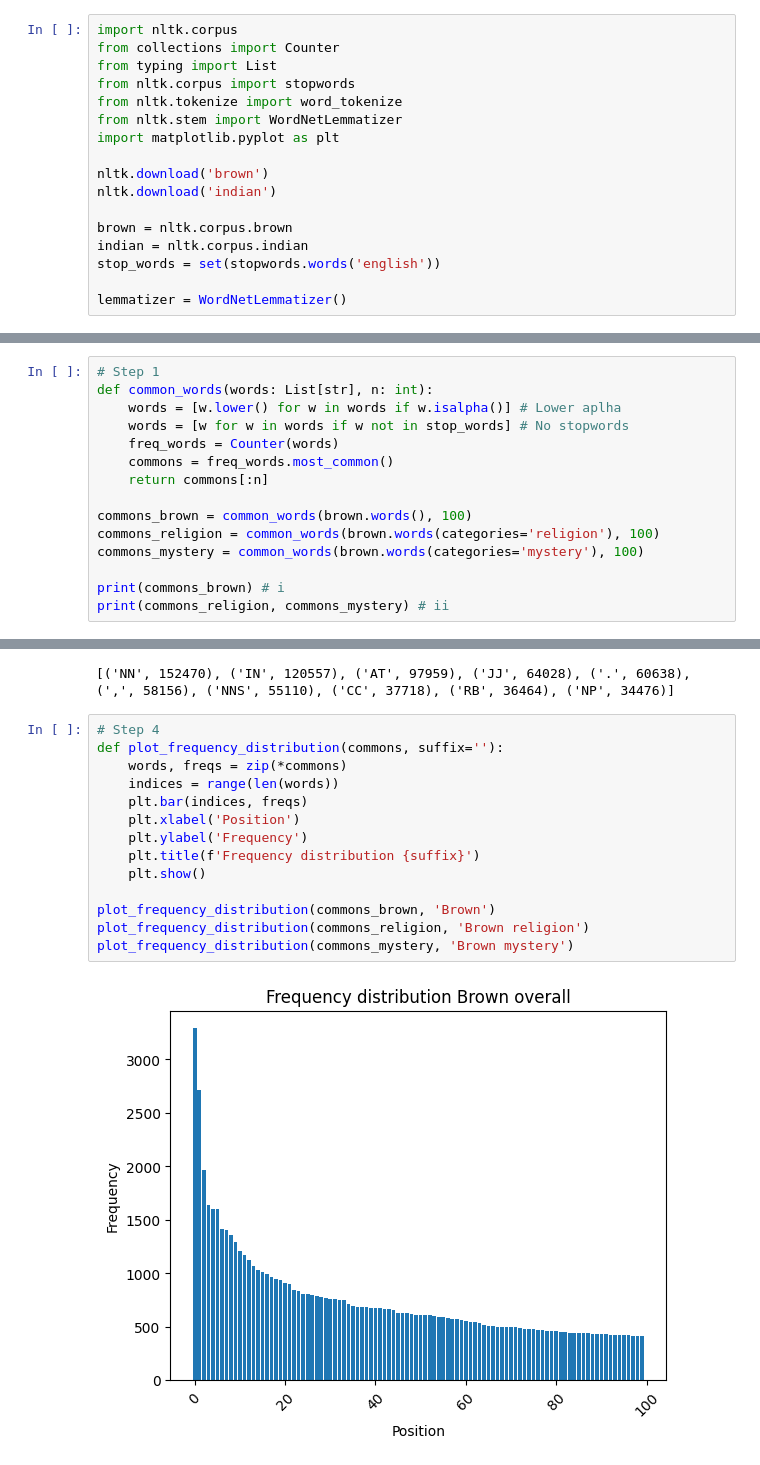
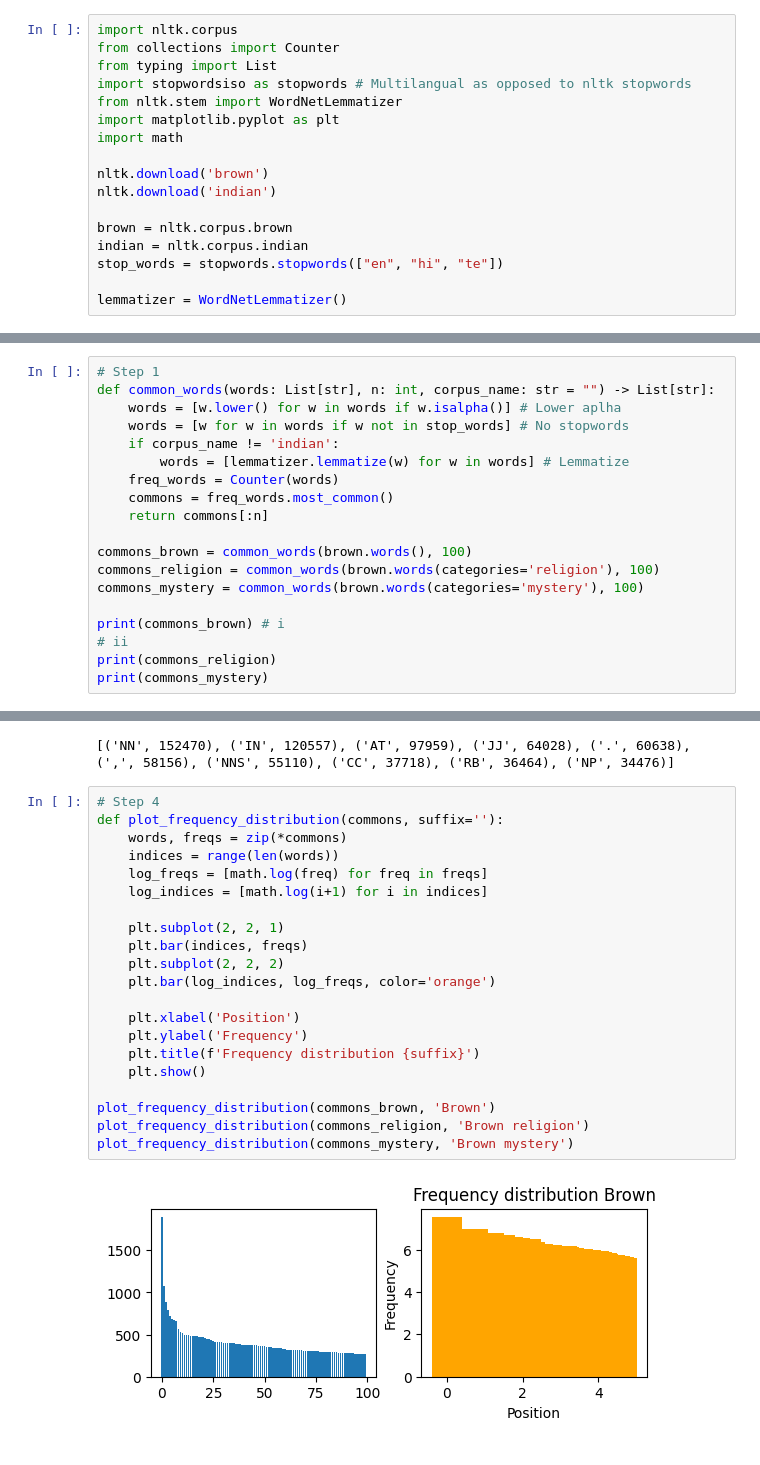
Before and after one commit to myriamth04/NLP, a Jupyter notebook: problem1.ipynb, the cells around one changed output, grey strips where cells are left out. Drawn from its saved outputs; the diff is of its cells as text.

Commit message:
ADD fix the problem for indian corpus

```diff
--- a/problem1.ipynb
+++ b/problem1.ipynb
@@ -2,17 +2,17 @@
 import nltk.corpus
 from collections import Counter
 from typing import List
-from nltk.corpus import stopwords
-from nltk.tokenize import word_tokenize
+import stopwordsiso as stopwords # Multilangual as opposed to nltk stopwords
 from nltk.stem import WordNetLemmatizer
 import matplotlib.pyplot as plt
+import math
 
 nltk.download('brown')
 nltk.download('indian')
 
 brown = nltk.corpus.brown
 indian = nltk.corpus.indian
-stop_words = set(stopwords.words('english'))
+stop_words = stopwords.stopwords(["en", "hi", "te"])
 
 lemmatizer = WordNetLemmatizer()
 # %% [output]
@@ -24,9 +24,11 @@ lemmatizer = WordNetLemmatizer()
 [nltk_data]   Package indian is already up-to-date!
 # %%
 # Step 1
-def common_words(words: List[str], n: int):
+def common_words(words: List[str], n: int, corpus_name: str = "") -> List[str]:
     words = [w.lower() for w in words if w.isalpha()] # Lower aplha
     words = [w for w in words if w not in stop_words] # No stopwords
+    if corpus_name != 'indian':
+        words = [lemmatizer.lemmatize(w) for w in words] # Lemmatize
     freq_words = Counter(words)
     commons = freq_words.most_common()
     return commons[:n]
@@ -36,4 +38,6 @@ commons_religion = common_words(brown.words(categories='religion'), 100)
 commons_mystery = common_words(brown.words(categories='mystery'), 100)
 
 print(commons_brown) # i
-print(commons_religion, commons_mystery) # ii
+# ii
+print(commons_religion)
+print(commons_mystery)
@@ -95,16 +102,23 @@ print(tag_freqs.most_common(10))
 # %%
 # Step 4
 def plot_frequency_distribution(commons, suffix=''):
     words, freqs = zip(*commons)
     indices = range(len(words))
+    log_freqs = [math.log(freq) for freq in freqs]
+    log_indices = [math.log(i+1) for i in indices]
+
+    plt.subplot(2, 2, 1)
     plt.bar(indices, freqs)
+    plt.subplot(2, 2, 2)
+    plt.bar(log_indices, log_freqs, color='orange')
+
     plt.xlabel('Position')
     plt.ylabel('Frequency')
     plt.title(f'Frequency distribution {suffix}')
     plt.show()
 
 plot_frequency_distribution(commons_brown, 'Brown')
 plot_frequency_distribution(commons_religion, 'Brown religion')
 plot_frequency_distribution(commons_mystery, 'Brown mystery')
 # %% [output]
-[figure, old version]
+[figure, new version]
```
Also changed, not shown: parts of 4 cells of this notebook, 1 other file.
